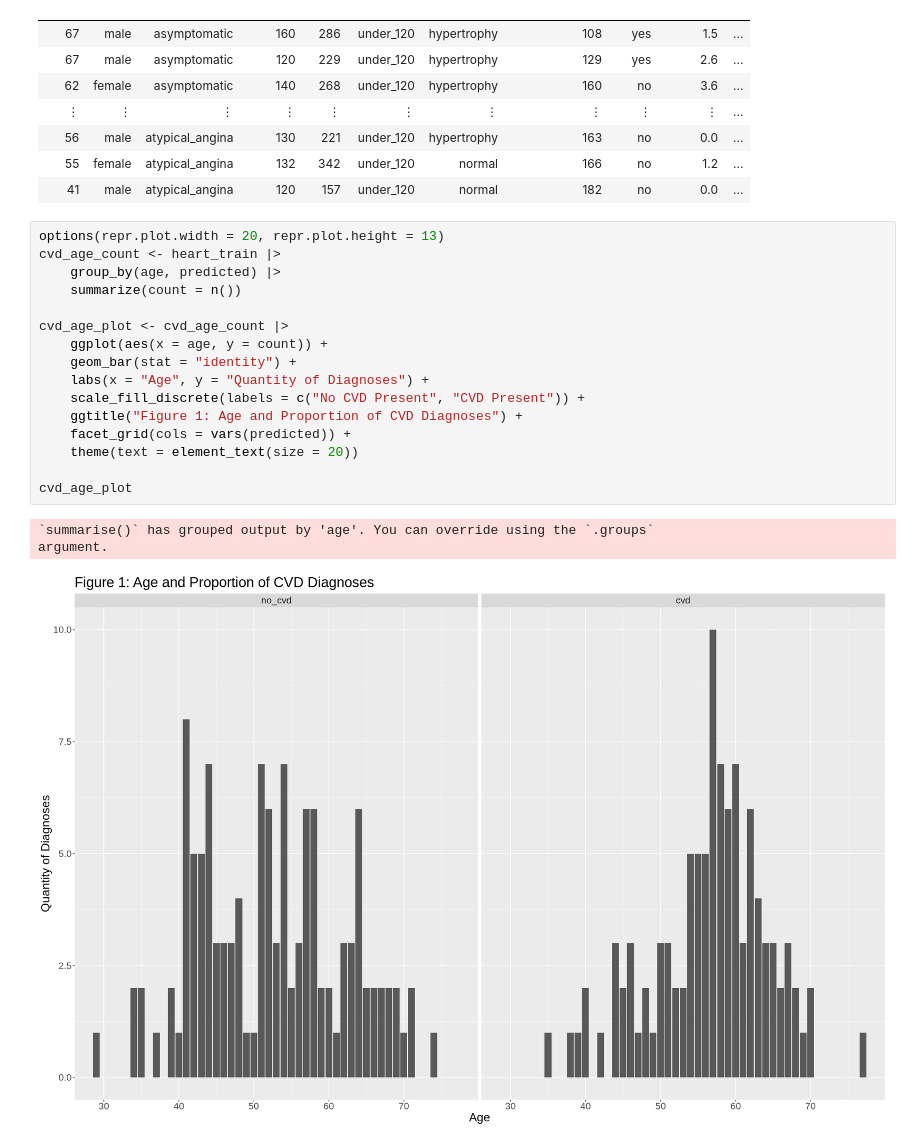
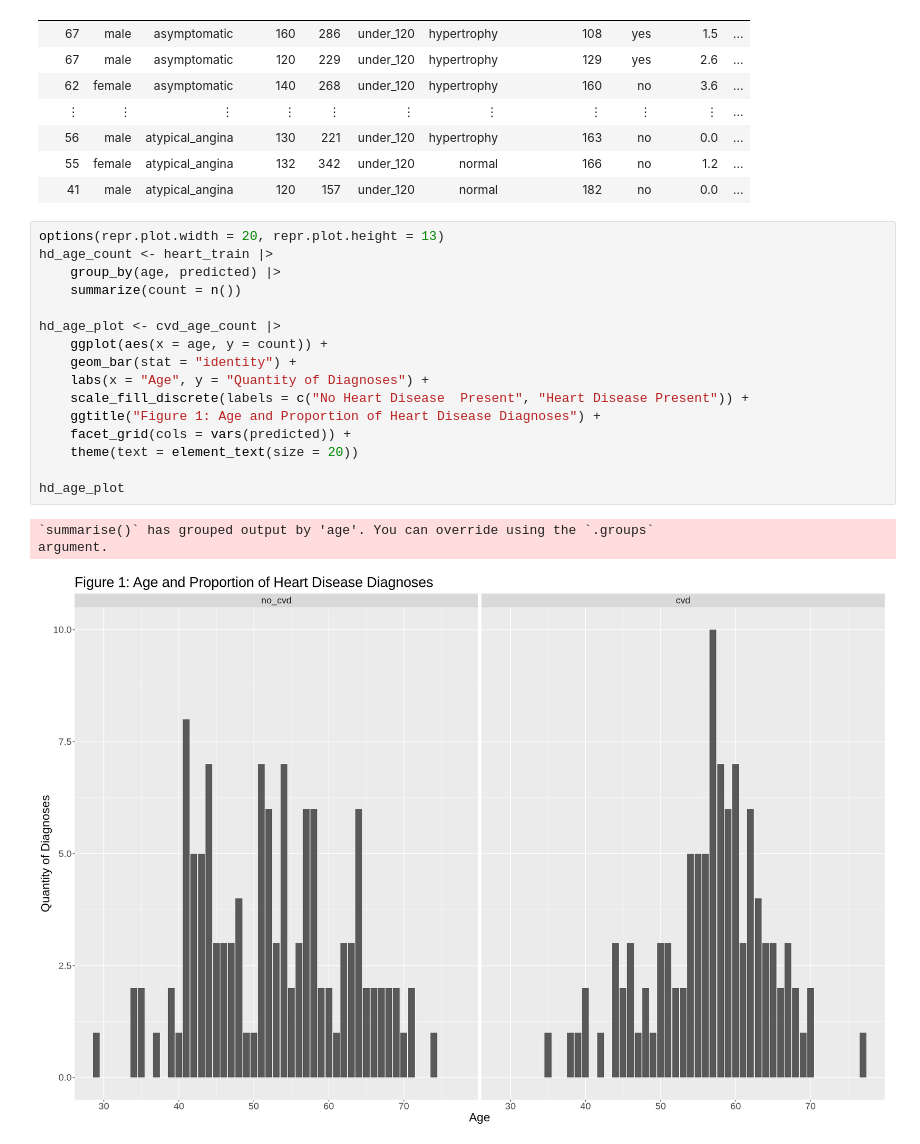
Before and after one commit to VashistSahil/DSCI-100-project, a Jupyter notebook: proposal graphs.ipynb, the cells around one changed output. Drawn from its saved outputs; the diff is of its cells as text.

```diff
--- a/proposal graphs.ipynb
+++ b/proposal graphs.ipynb
@@ -75,21 +75,21 @@ A tibble: 223 × 14
 | 41 | male | atypical_angina | 120 | 157 | under_120 | normal | 182 | no | 0.0 | ... |
 # %%
 options(repr.plot.width = 20, repr.plot.height = 13)
-cvd_age_count <- heart_train |>
+hd_age_count <- heart_train |>
     group_by(age, predicted) |>
     summarize(count = n())
 
-cvd_age_plot <- cvd_age_count |>
+hd_age_plot <- cvd_age_count |>
     ggplot(aes(x = age, y = count)) +
     geom_bar(stat = "identity") +
     labs(x = "Age", y = "Quantity of Diagnoses") +
-    scale_fill_discrete(labels = c("No CVD Present", "CVD Present")) +
-    ggtitle("Figure 1: Age and Proportion of CVD Diagnoses") +
+    scale_fill_discrete(labels = c("No Heart Disease  Present", "Heart Disease Present")) +
+    ggtitle("Figure 1: Age and Proportion of Heart Disease Diagnoses") +
     facet_grid(cols = vars(predicted)) +
     theme(text = element_text(size = 20))
 
-cvd_age_plot
+hd_age_plot
 # %% [output]
 `summarise()` has grouped output by 'age'. You can override using the `.groups`
 argument.
-[figure, old version]
+[figure, new version]
```
Also changed, not shown: parts of 7 cells of this notebook.
